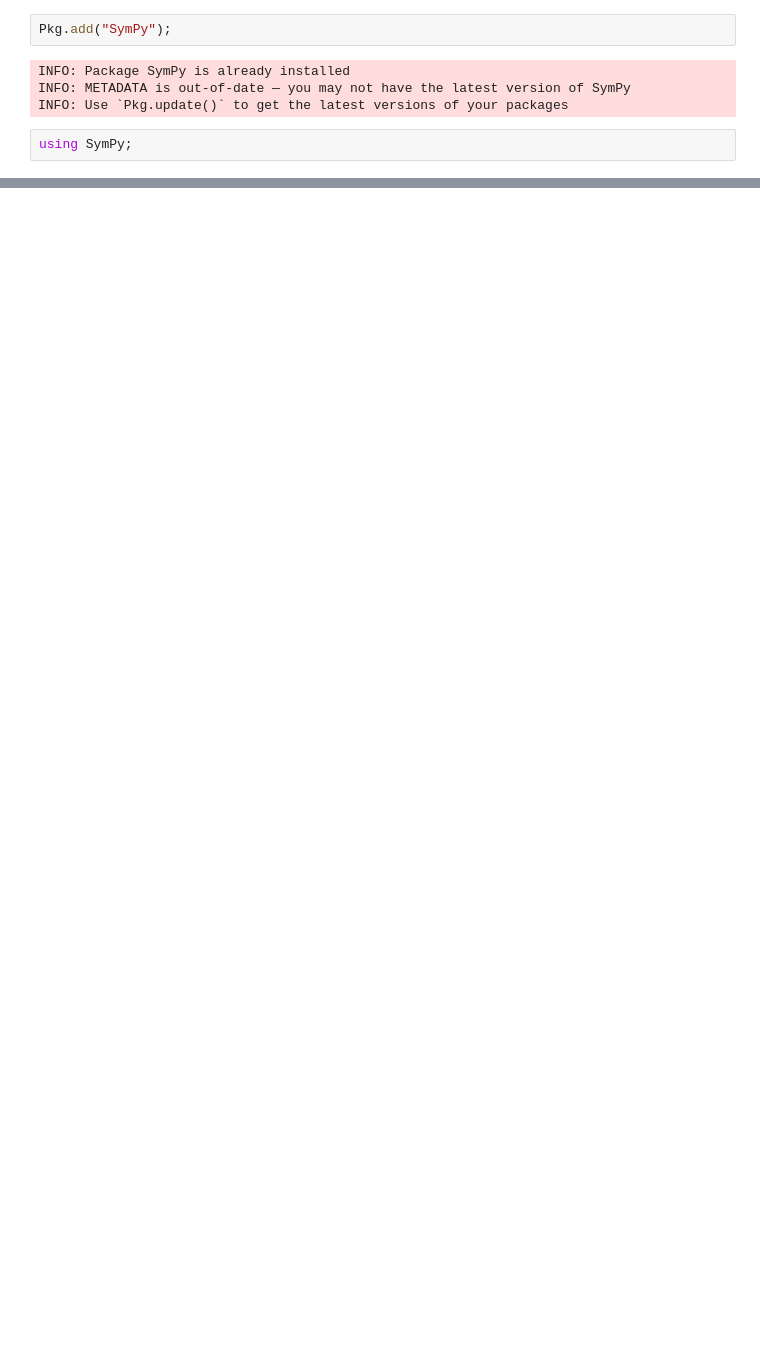
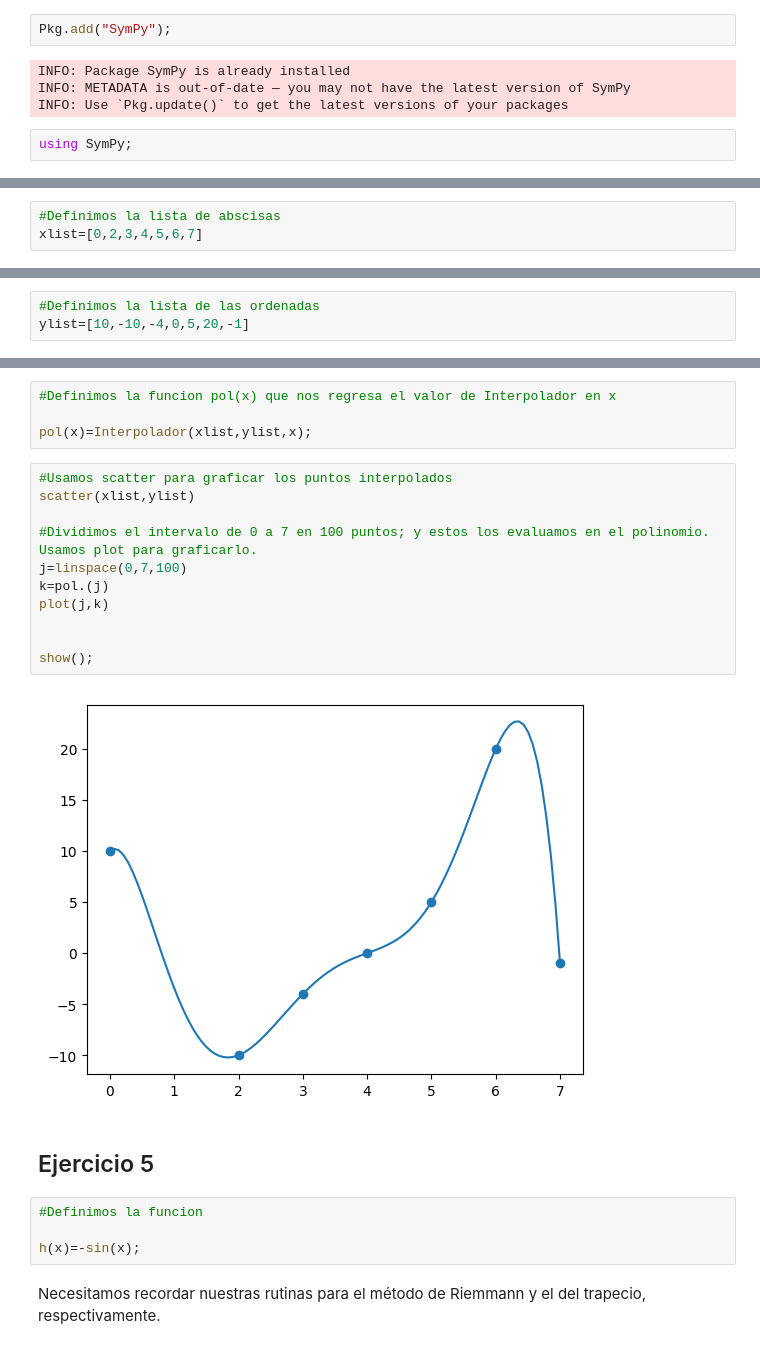
Before and after one commit to alexzpi/Fisica_Computacional_Perez_Fernandez, a Jupyter notebook: Tarea_7.ipynb, the cells around one changed output, grey strips where cells are left out. Cells and saved outputs as stored; diff of their text form; blank space fills up the shorter version.

```diff
--- a/Tarea_7.ipynb
+++ b/Tarea_7.ipynb
@@ -101,0 +166,3 @@ show();
+# %%
+#Definimos la lista de abscisas
+xlist=[0,2,3,4,5,6,7]
@@ -101,0 +178,3 @@ show();
+# %%
+#Definimos la lista de las ordenadas
+ylist=[10,-10,-4,0,5,20,-1]
@@ -101,0 +196,25 @@ show();
+# %%
+#Definimos la funcion pol(x) que nos regresa el valor de Interpolador en x
+
+pol(x)=Interpolador(xlist,ylist,x);
+# %%
+#Usamos scatter para graficar los puntos interpolados
+scatter(xlist,ylist)
+
+#Dividimos el intervalo de 0 a 7 en 100 puntos; y estos los evaluamos en el polinomio. Usamos plot para graficarlo.
+j=linspace(0,7,100)
+k=pol.(j)
+plot(j,k)
+
+
+show();
+# %% [output]
+[figure, added]
+# %% [markdown]
+## Ejercicio 5
+# %%
+#Definimos la funcion
+
+h(x)=-sin(x);
+# %% [markdown]
+Necesitamos recordar nuestras rutinas para el método de Riemmann y el del trapecio, respectivamente.
```
Also changed, not shown: parts of 41 cells of this notebook.
